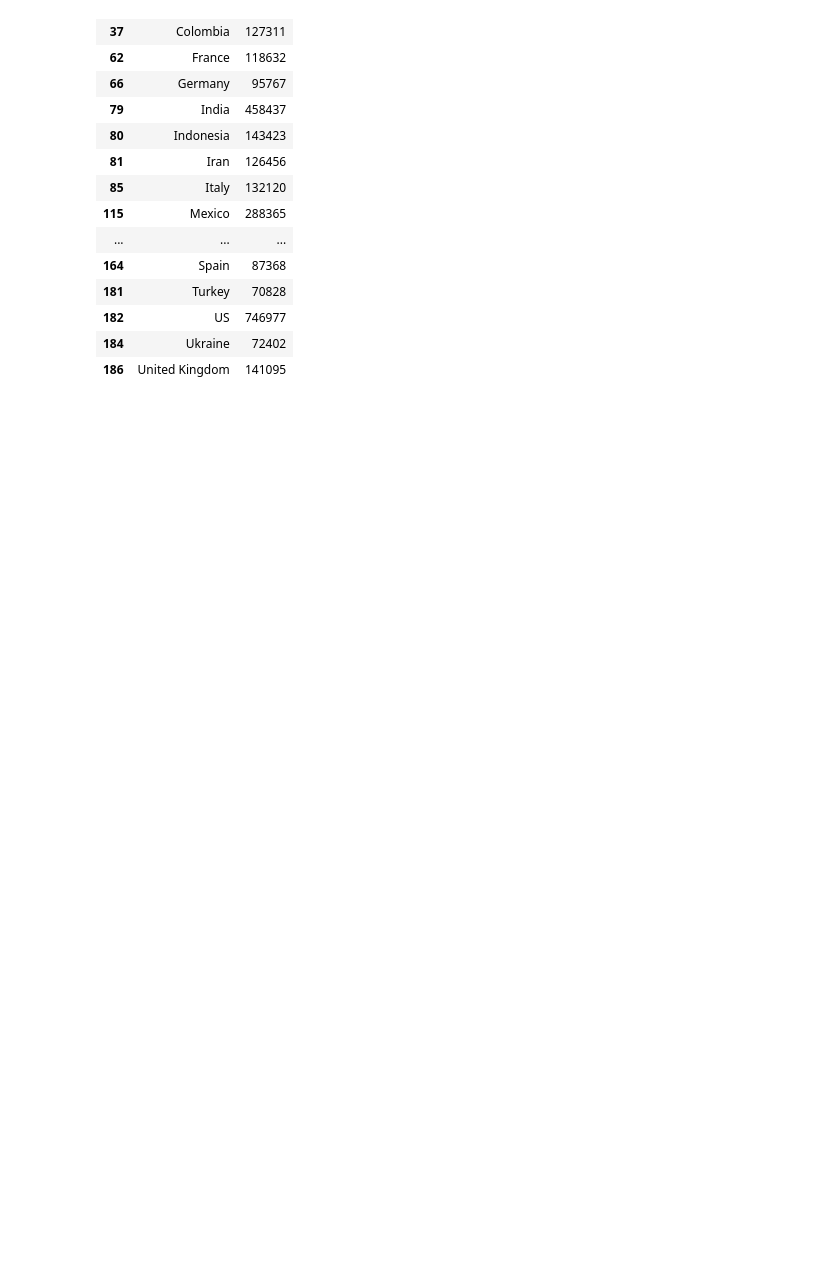
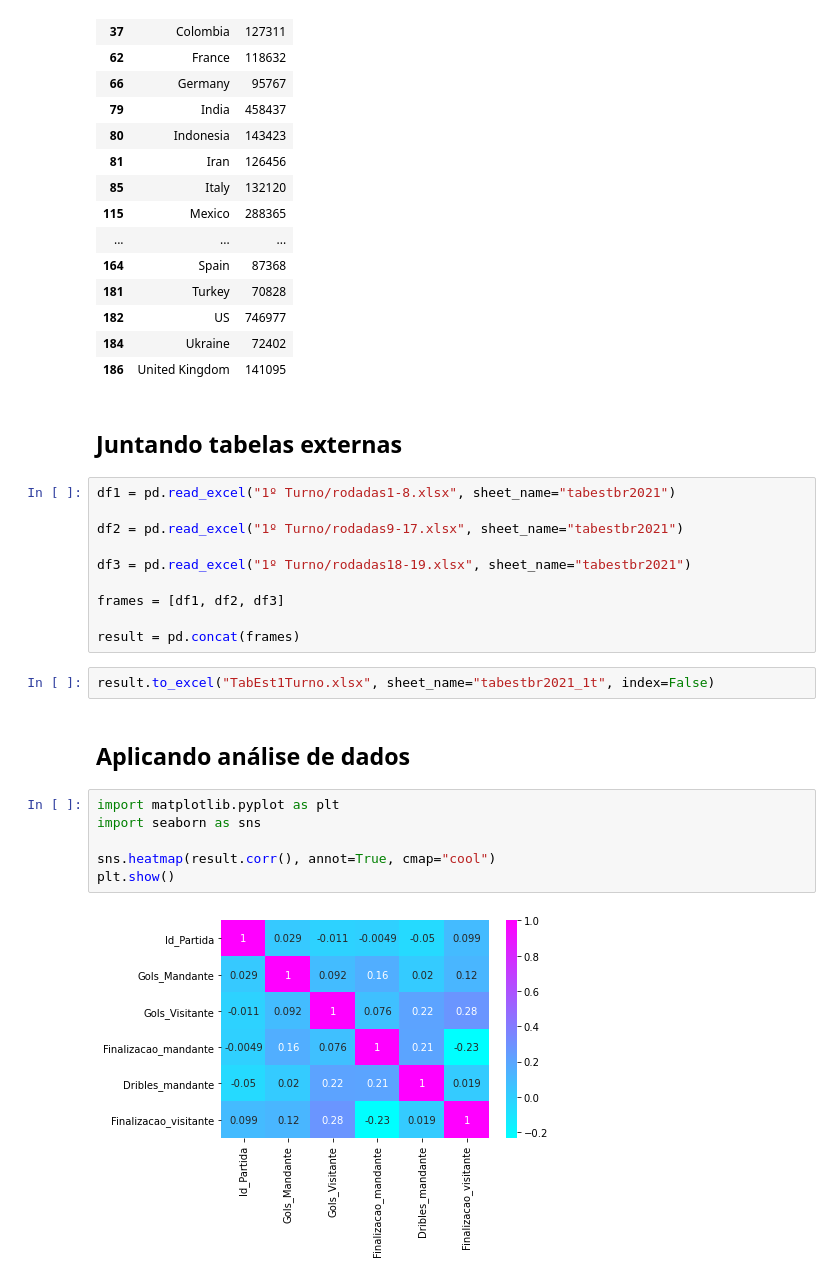
Before and after one commit to vmpires/Python_API, a Jupyter notebook: 12) Prática Pandas - API - Jupyter.ipynb, the cells around one changed output. Drawn from its saved outputs; the diff is of its cells as text; blank space fills up the shorter version.

```diff
--- a/12) Prática Pandas - API - Jupyter.ipynb
+++ b/12) Prática Pandas - API - Jupyter.ipynb
@@ -39,3 +39,27 @@ display(above50k)
 | 182 | US | 746977 |
 | 184 | Ukraine | 72402 |
 | 186 | United Kingdom | 141095 |
+# %% [markdown]
+## Juntando tabelas externas
+# %%
+df1 = pd.read_excel("1º Turno/rodadas1-8.xlsx", sheet_name="tabestbr2021")
+
+df2 = pd.read_excel("1º Turno/rodadas9-17.xlsx", sheet_name="tabestbr2021")
+
+df3 = pd.read_excel("1º Turno/rodadas18-19.xlsx", sheet_name="tabestbr2021")
+
+frames = [df1, df2, df3]
+
+result = pd.concat(frames)
+# %%
+result.to_excel("TabEst1Turno.xlsx", sheet_name="tabestbr2021_1t", index=False)
+# %% [markdown]
+## Aplicando análise de dados
+# %%
+import matplotlib.pyplot as plt
+import seaborn as sns
+
+sns.heatmap(result.corr(), annot=True, cmap="cool")
+plt.show()
+# %% [output]
+[figure, added]
```
Also changed, not shown: 1 other file.
